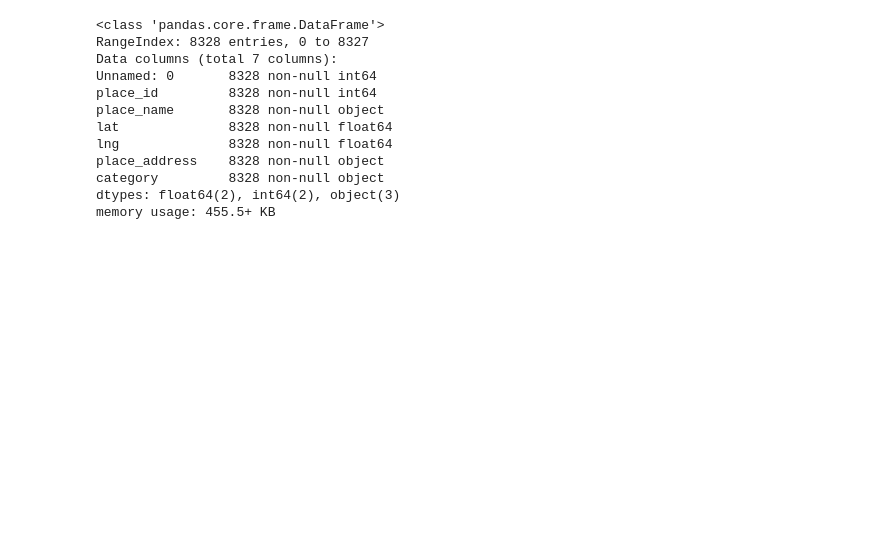
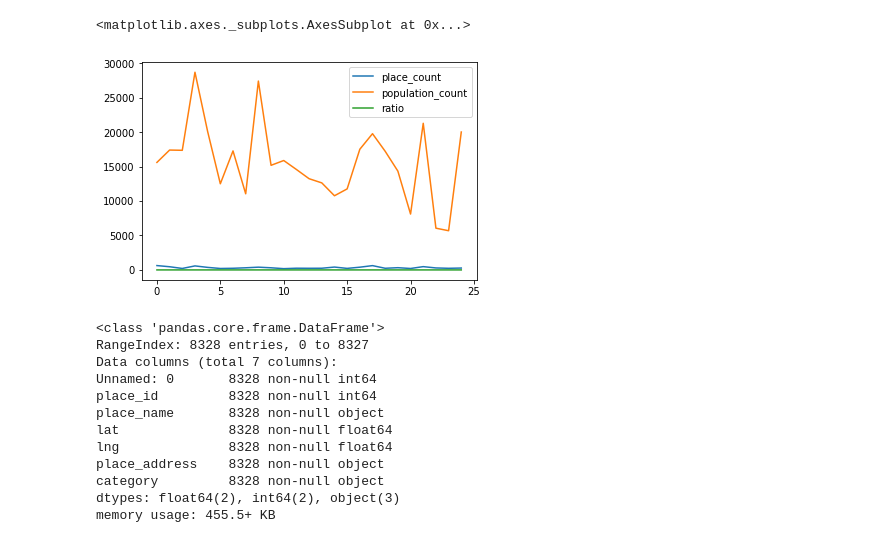
Before and after one commit to BigDataCampus/fresh, a Jupyter notebook: 장애인인구분포.ipynb, the cells around one changed output. Drawn from its saved outputs; the diff is of its cells as text; code cells hidden in the pictures; blank space fills up the shorter version.

Commit message:
place ratio per Gu added to repository

```diff
--- a/장애인인구분포.ipynb
+++ b/장애인인구분포.ipynb
@@ -28,0 +33,2 @@ population[1:]
+# %%
+population_counts =list(kk.counts)
@@ -28,0 +82,26 @@ population[1:]
+# %%
+place_value_list= [631,
+ 461,
+ 213,
+ 582,
+ 368,
+ 209,
+ 238,
+ 309,
+ 399,
+ 309,
+ 183,
+ 247,
+ 237,
+ 244,
+ 414,
+ 222,
+ 396,
+ 624,
+ 239,
+ 323,
+ 208,
+ 476,
+ 286,
+ 235,
+ 271]
@@ -28,0 +115,2 @@ population[1:]
+# %%
+list_d = list(map(operator.truediv,place_value_list,population_counts))
@@ -28,0 +161,2 @@ population[1:]
+# %%
+df = pd.DataFrame({'Gu':eda_gu_list,'place_count':place_value_list,'population_count':population_counts,'ratio':list_d})
@@ -29,3 +183,8 @@ population[1:]
+# %%
+df.plot()
+# %% [output]
+<matplotlib.axes._subplots.AxesSubplot at 0x...>
+[figure, added]
 # %%
 place = pd.read_csv('분석/place.csv',encoding='utf-8' ,engine='python')
 # %%
```
Also changed, not shown: parts of 15 cells of this notebook, 2 other files.
